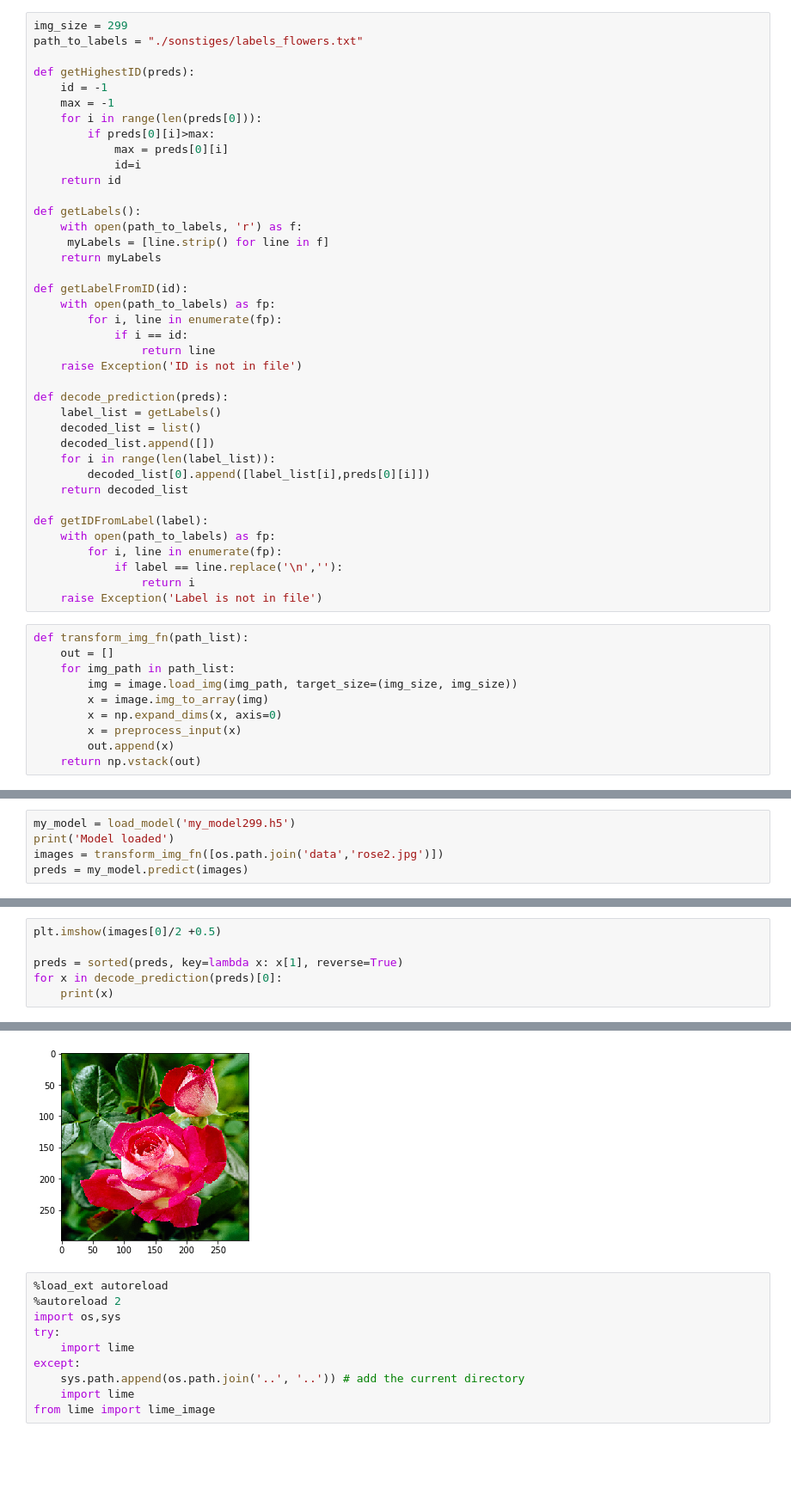
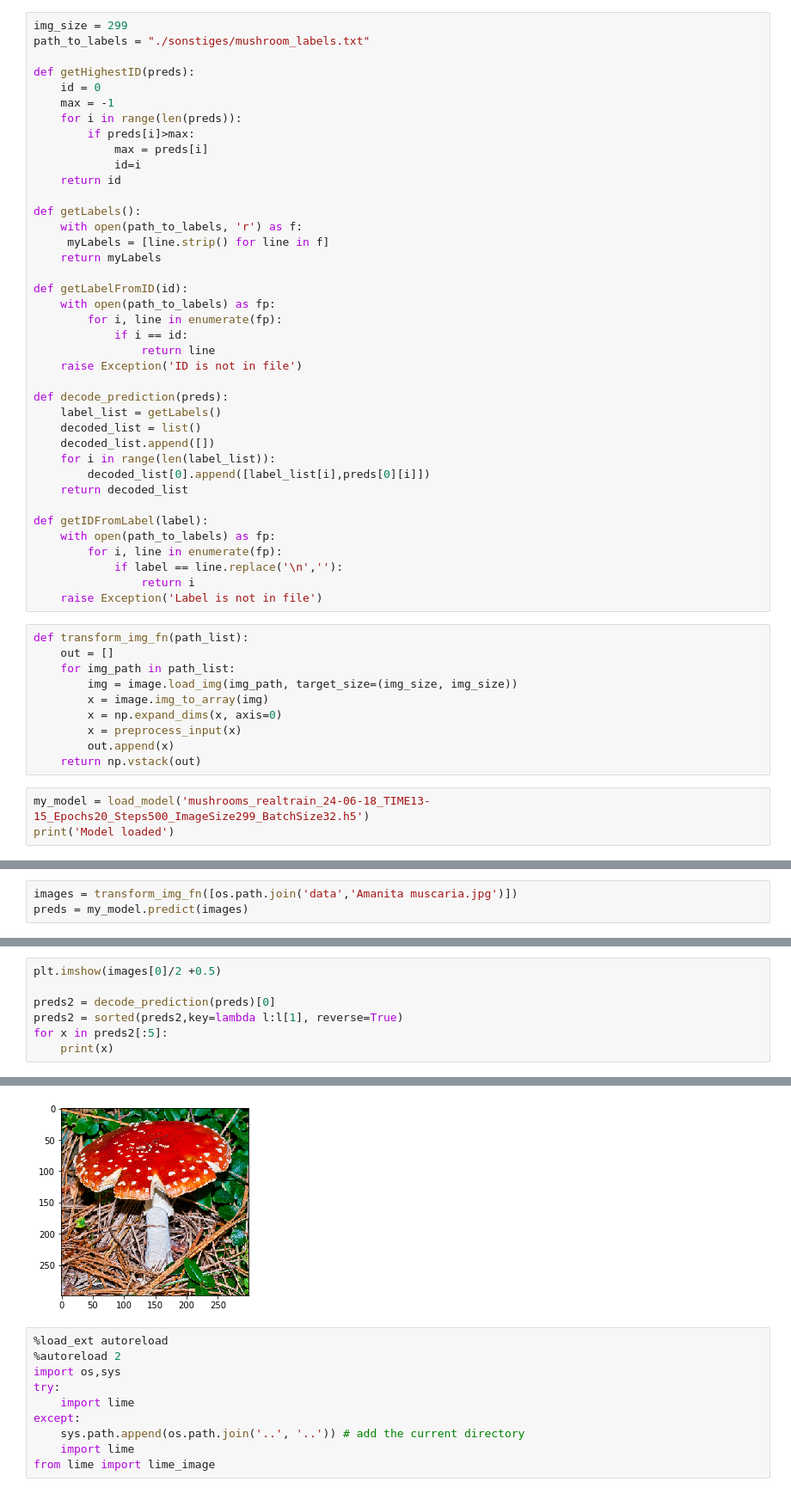
Before and after one commit to LudwigSchallner/limeandcnn, a Jupyter notebook: LIME.ipynb, the cells around one changed output, grey strips where cells are left out. Shown: that part at 86% size. Cells and saved outputs as stored; diff of their text form; blank space fills up the shorter version.

```diff
--- a/LIME.ipynb
+++ b/LIME.ipynb
@@ -17,14 +17,14 @@ Using TensorFlow backend.
 Notebook run using keras: 2.1.6
 # %%
 img_size = 299
-path_to_labels = "./sonstiges/labels_flowers.txt"
+path_to_labels = "./sonstiges/mushroom_labels.txt"
 
 def getHighestID(preds):
-    id = -1
+    id = 0
     max = -1
-    for i in range(len(preds[0])):
-        if preds[0][i]>max:
-            max = preds[0][i]
+    for i in range(len(preds)):
+        if preds[i]>max:
+            max = preds[i]
             id=i
     return id
 
@@ -64,3 +64,6 @@ def transform_img_fn(path_list):
         x = preprocess_input(x)
         out.append(x)
     return np.vstack(out)
+# %%
+my_model = load_model('mushrooms_realtrain_24-06-18_TIME13-15_Epochs20_Steps500_ImageSize299_BatchSize32.h5')
+print('Model loaded')
@@ -67,5 +72,3 @@ def transform_img_fn(path_list):
 # %%
-my_model = load_model('my_model299.h5')
-print('Model loaded')
-images = transform_img_fn([os.path.join('data','rose2.jpg')])
+images = transform_img_fn([os.path.join('data','Amanita muscaria.jpg')])
 preds = my_model.predict(images)
@@ -74,7 +75,8 @@ Model loaded
 # %%
 plt.imshow(images[0]/2 +0.5)
 
-preds = sorted(preds, key=lambda x: x[1], reverse=True)
-for x in decode_prediction(preds)[0]:
+preds2 = decode_prediction(preds)[0]
+preds2 = sorted(preds2,key=lambda l:l[1], reverse=True)
+for x in preds2[:5]:
     print(x)
 # %% [output]
@@ -86,4 +88,4 @@ for x in decode_prediction(preds)[0]:
-[figure, old version]
+[figure, new version]
 # %%
 %load_ext autoreload
 %autoreload 2
```
Also changed, not shown: parts of 5 cells of this notebook, 22 other files.
